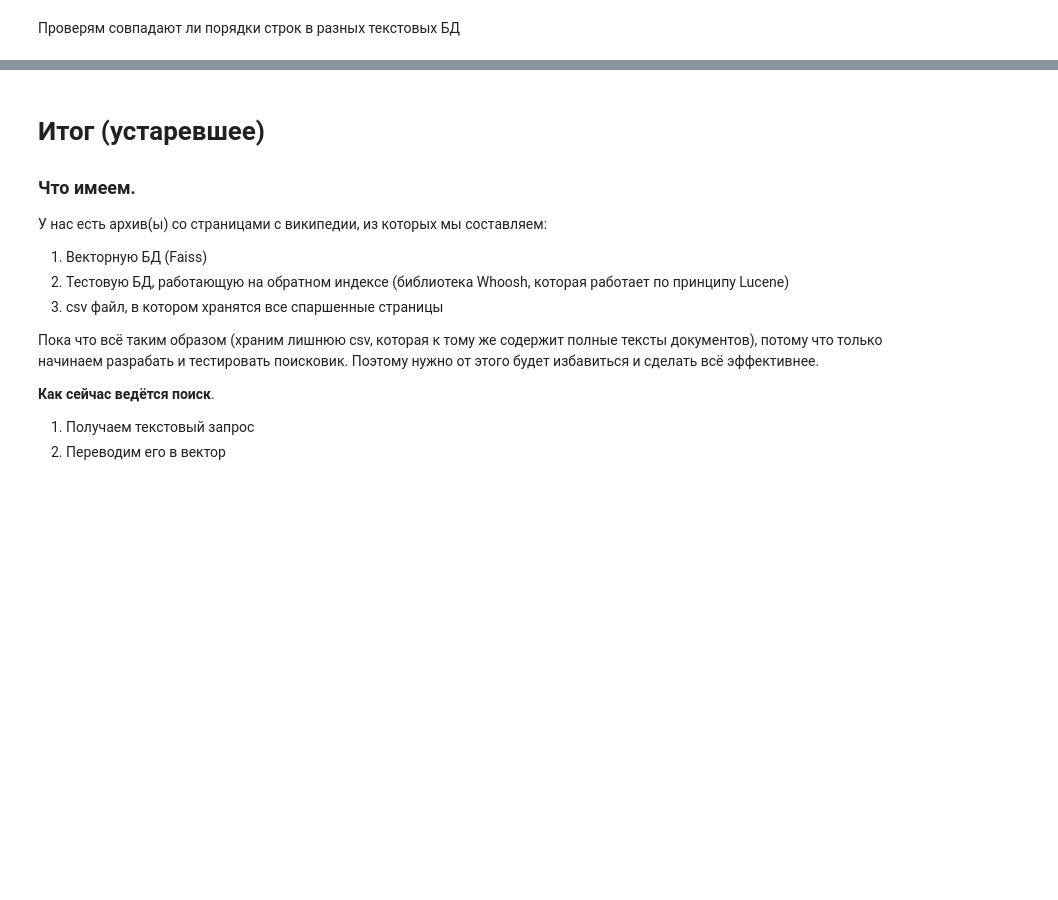
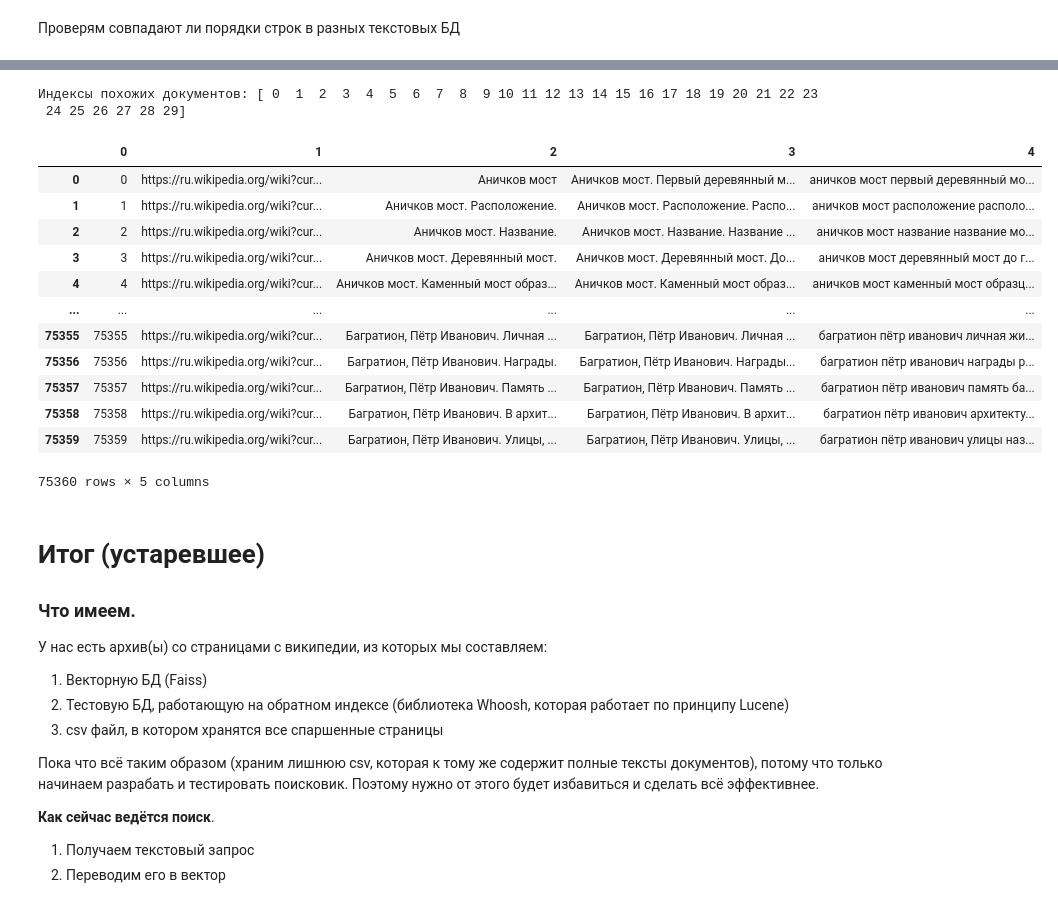
Before and after one commit to IgorvH-Developer/poiskovik, a Jupyter notebook: source/text_parser/parsing_pages_to_DBs.ipynb, the cells around one changed output, grey strips where cells are left out. Cells and saved outputs as stored; diff of their text form; code cells hidden in the pictures; blank space fills up the shorter version.

Commit message:
Добавлены sharded БД и результаты прогонов поисковика

```diff
--- a/text_parser/parsing_pages_to_DBs.ipynb
+++ b/source/text_parser/parsing_pages_to_DBs.ipynb
@@ -724,6 +696,41 @@ texts.head(5)
 | 2 | 2 | e1d0c73e-000f-49a5-b9e4-dddba9a68acd | https://ru.wikipedia.org/wiki?cur... | Пажитник голубой | Пажитник голубой. Родина вида — С... | пажитник голубой родина вида сред... | 22 |
 | 3 | 3 | e1d0c73e-000f-49a5-b9e4-dddba9a68acd | https://ru.wikipedia.org/wiki?cur... | Пажитник голубой. Ботаническое оп... | Пажитник голубой. Ботаническое оп... | пажитник голубой ботаническое опи... | 100 |
 | 4 | 4 | e1d0c73e-000f-49a5-b9e4-dddba9a68acd | https://ru.wikipedia.org/wiki?cur... | Пажитник голубой. Химический состав. | Пажитник голубой. Химический сост... | пажитник голубой химический соста... | 66 |
+# %%
+conn = sqlite3.connect('data/data_bases/sharded/documentsMetadataDB_1.db')
+cursor = conn.cursor()
+query = f"SELECT * FROM documents"
+cursor.execute(query)
+sqlDf = pd.DataFrame(cursor.fetchall())
+# %%
+index = getVectorDB('data/data_bases/sharded/vectorDB_1.index')
+
+texts = sqlDf[4][:30]
+first_30_vectors = model.encode(texts, normalize_embeddings=True)
+
+# Находим соседей для первых 30 векторов в БД
+D, I = index.search(np.array(first_30_vectors), 12)
+# Должны быть те же индексы от 0 до 29. То есть те же векторы, для которых искали соседей. (там где не совпадает, это потомучто вместо текста Nan, снизу видно)
+print("Индексы похожих документов:", I[0:30, 0])
+# %% [output]
+Индексы похожих документов: [ 0  1  2  3  4  5  6  7  8  9 10 11 12 13 14 15 16 17 18 19 20 21 22 23
+ 24 25 26 27 28 29]
+# %%
+sqlDf[4][:30]
+# %% [output]
+|  | 0 | 1 | 2 | 3 | 4 |
+| 0 | 0 | https://ru.wikipedia.org/wiki?cur... | Аничков мост | Аничков мост. Первый деревянный м... | аничков мост первый деревянный мо... |
+| 1 | 1 | https://ru.wikipedia.org/wiki?cur... | Аничков мост. Расположение. | Аничков мост. Расположение. Распо... | аничков мост расположение располо... |
+| 2 | 2 | https://ru.wikipedia.org/wiki?cur... | Аничков мост. Название. | Аничков мост. Название. Название ... | аничков мост название название мо... |
+| 3 | 3 | https://ru.wikipedia.org/wiki?cur... | Аничков мост. Деревянный мост. | Аничков мост. Деревянный мост. До... | аничков мост деревянный мост до г... |
+| 4 | 4 | https://ru.wikipedia.org/wiki?cur... | Аничков мост. Каменный мост образ... | Аничков мост. Каменный мост образ... | аничков мост каменный мост образц... |
+| ... | ... | ... | ... | ... | ... |
+| 75355 | 75355 | https://ru.wikipedia.org/wiki?cur... | Багратион, Пётр Иванович. Личная ... | Багратион, Пётр Иванович. Личная ... | багратион пётр иванович личная жи... |
+| 75356 | 75356 | https://ru.wikipedia.org/wiki?cur... | Багратион, Пётр Иванович. Награды. | Багратион, Пётр Иванович. Награды... | багратион пётр иванович награды р... |
+| 75357 | 75357 | https://ru.wikipedia.org/wiki?cur... | Багратион, Пётр Иванович. Память ... | Багратион, Пётр Иванович. Память ... | багратион пётр иванович память ба... |
+| 75358 | 75358 | https://ru.wikipedia.org/wiki?cur... | Багратион, Пётр Иванович. В архит... | Багратион, Пётр Иванович. В архит... | багратион пётр иванович архитекту... |
+| 75359 | 75359 | https://ru.wikipedia.org/wiki?cur... | Багратион, Пётр Иванович. Улицы, ... | Багратион, Пётр Иванович. Улицы, ... | багратион пётр иванович улицы наз... |
+75360 rows × 5 columns
 # %% [markdown]
 # Итог (устаревшее)
 
```
Also changed, not shown: parts of 5 cells of this notebook, 34 other files.
